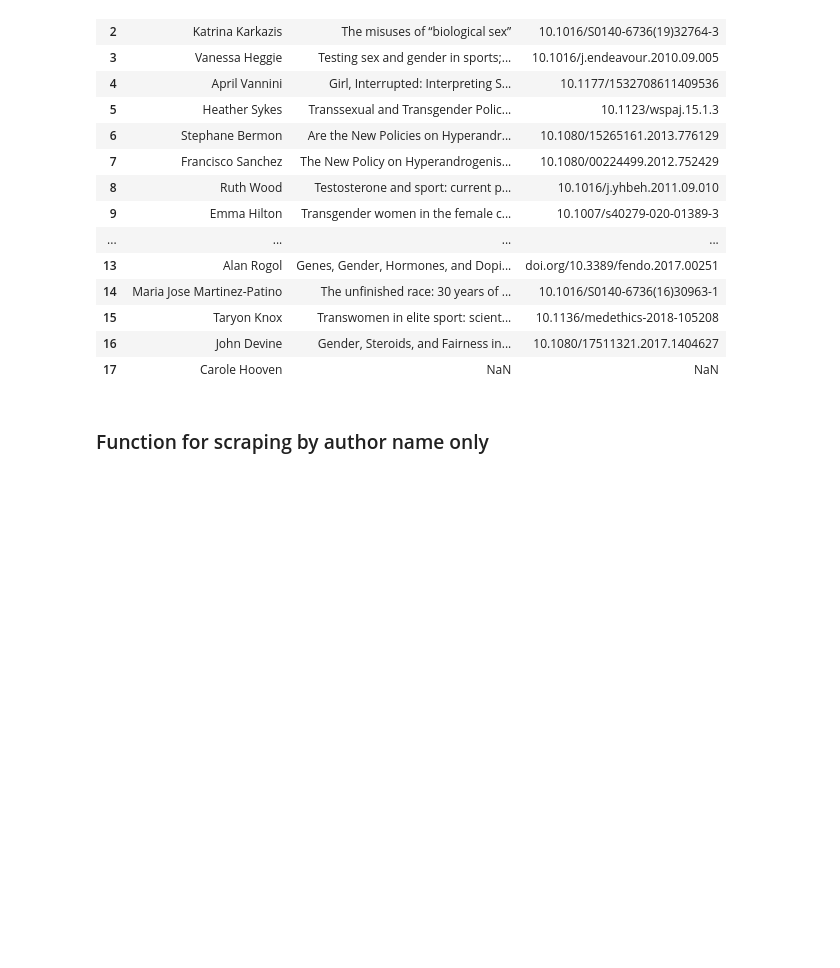
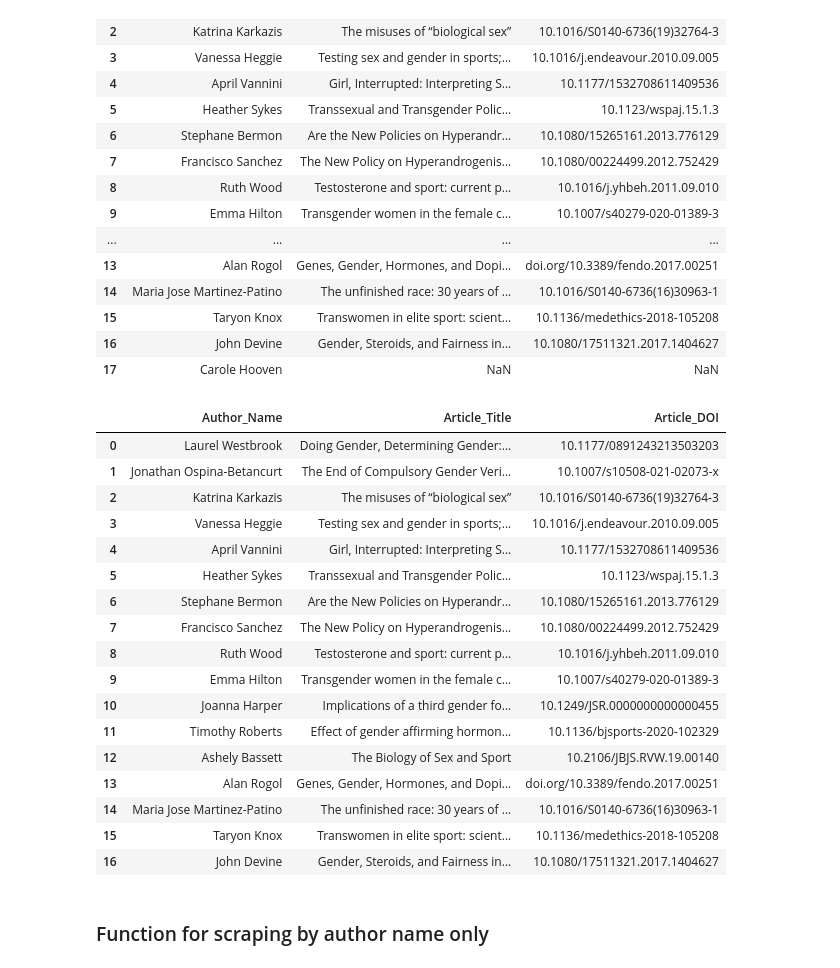
Before and after one commit to ishikar-04/SciPop, a Jupyter notebook: functions_DG.ipynb, the cells around one changed output. Cells and saved outputs as stored; diff of their text form; code cells hidden in the pictures; blank space fills up the shorter version.

Commit message:
updated function code, all work now

```diff
--- a/functions_DG.ipynb
+++ b/functions_DG.ipynb
@@ -32,6 +32,29 @@ df
 | 15 | Taryon Knox | Transwomen in elite sport: scient... | 10.1136/medethics-2018-105208 |
 | 16 | John Devine | Gender, Steroids, and Fairness in... | 10.1080/17511321.2017.1404627 |
 | 17 | Carole Hooven | NaN | NaN |
+# %%
+df.drop(df.tail(1).index,inplace=True) # drop last n rows because google news functions
+#won't work with NaN or NA values, we need to add an ifelse/judgement to each function. We only can search for strings
+df
+# %% [output]
+|  | Author_Name | Article_Title | Article_DOI |
+| 0 | Laurel Westbrook | Doing Gender, Determining Gender:... | 10.1177/0891243213503203 |
+| 1 | Jonathan Ospina-Betancurt | The End of Compulsory Gender Veri... | 10.1007/s10508-021-02073-x |
+| 2 | Katrina Karkazis | The misuses of “biological sex” | 10.1016/S0140-6736(19)32764-3 |
+| 3 | Vanessa Heggie | Testing sex and gender in sports;... | 10.1016/j.endeavour.2010.09.005 |
+| 4 | April Vannini | Girl, Interrupted: Interpreting S... | 10.1177/1532708611409536 |
+| 5 | Heather Sykes | Transsexual and Transgender Polic... | 10.1123/wspaj.15.1.3 |
+| 6 | Stephane Bermon | Are the New Policies on Hyperandr... | 10.1080/15265161.2013.776129 |
+| 7 | Francisco Sanchez | The New Policy on Hyperandrogenis... | 10.1080/00224499.2012.752429 |
+| 8 | Ruth Wood | Testosterone and sport: current p... | 10.1016/j.yhbeh.2011.09.010 |
+| 9 | Emma Hilton | Transgender women in the female c... | 10.1007/s40279-020-01389-3 |
+| 10 | Joanna Harper | Implications of a third gender fo... | 10.1249/JSR.0000000000000455 |
+| 11 | Timothy Roberts | Effect of gender affirming hormon... | 10.1136/bjsports-2020-102329 |
+| 12 | Ashely Bassett | The Biology of Sex and Sport | 10.2106/JBJS.RVW.19.00140 |
+| 13 | Alan Rogol | Genes, Gender, Hormones, and Dopi... | doi.org/10.3389/fendo.2017.00251 |
+| 14 | Maria Jose Martinez-Patino | The unfinished race: 30 years of ... | 10.1016/S0140-6736(16)30963-1 |
+| 15 | Taryon Knox | Transwomen in elite sport: scient... | 10.1136/medethics-2018-105208 |
+| 16 | John Devine | Gender, Steroids, and Fairness in... | 10.1080/17511321.2017.1404627 |
 # %% [markdown]
 ### Function for scraping by author name only
 # %%
```
Also changed, not shown: parts of 4 cells of this notebook.
